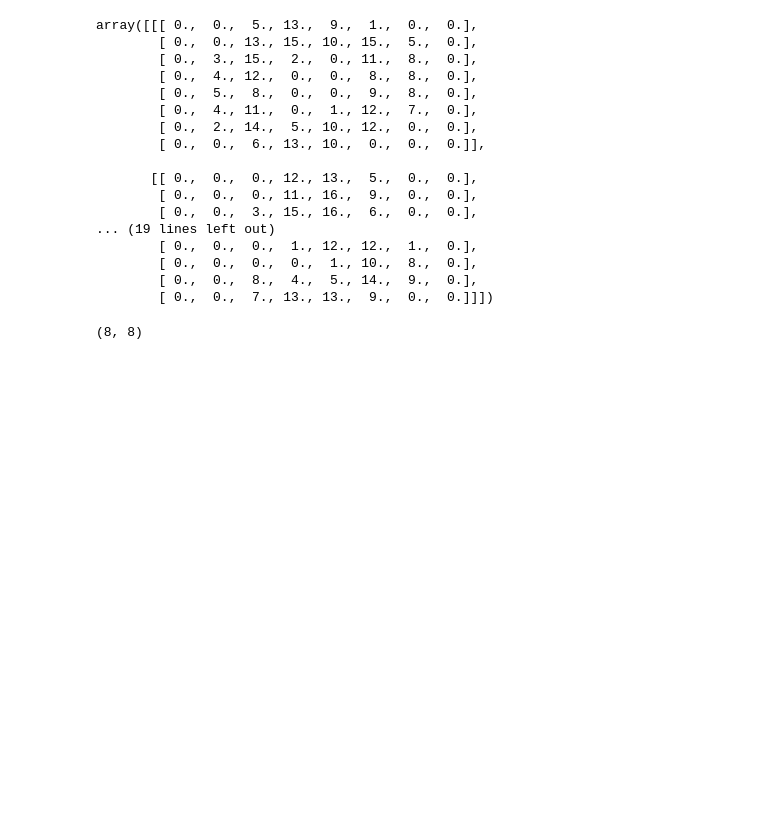
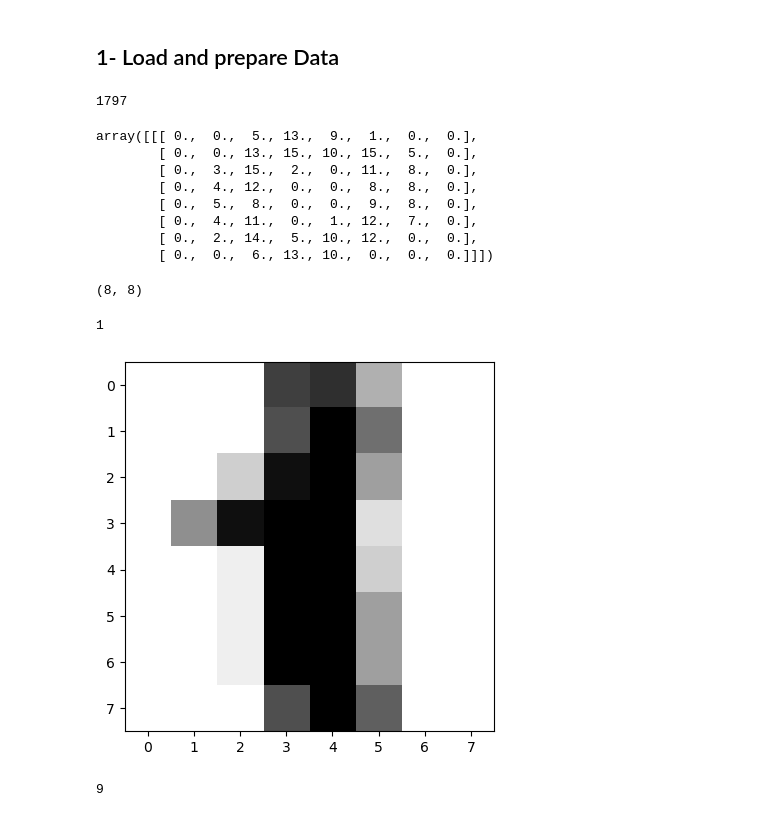
Before and after one commit to omidshafiee/DS, a Jupyter notebook: 04- ML/02- Classification/01- MNIST Classification.ipynb, the cells around one changed output. Saved outputs shown, nothing was run; the diff lists cells and outputs as text; code cells hidden in the pictures; blank space fills up the shorter version.

Commit message:
Data Science Concepts

```diff
--- a/04- ML/02- Classification/01- MNIST Classification.ipynb
+++ b/04- ML/02- Classification/01- MNIST Classification.ipynb
@@ -5,9 +6,15 @@ import matplotlib.pyplot as plt
 
 from sklearn import datasets
+# %% [markdown]
+## 1- Load and prepare Data
 # %%
-data = datasets.load_digits()
+raw_data = datasets.load_digits()
+# %%
+len(raw_data.images)
+# %% [output]
+1797
 # %%
-data.images[:4]
+raw_data.images[:1]
 # %% [output]
 array([[[ 0.,  0.,  5., 13.,  9.,  1.,  0.,  0.],
         [ 0.,  0., 13., 15., 10., 15.,  5.,  0.],
@@ -16,14 +23,5 @@ array([[[ 0.,  0.,  5., 13.,  9.,  1.,  0.,  0.],
         [ 0.,  5.,  8.,  0.,  0.,  9.,  8.,  0.],
         [ 0.,  4., 11.,  0.,  1., 12.,  7.,  0.],
         [ 0.,  2., 14.,  5., 10., 12.,  0.,  0.],
-        [ 0.,  0.,  6., 13., 10.,  0.,  0.,  0.]],
-
-       [[ 0.,  0.,  0., 12., 13.,  5.,  0.,  0.],
-        [ 0.,  0.,  0., 11., 16.,  9.,  0.,  0.],
-        [ 0.,  0.,  3., 15., 16.,  6.,  0.,  0.],
-... (19 lines left out)
-        [ 0.,  0.,  0.,  1., 12., 12.,  1.,  0.],
-        [ 0.,  0.,  0.,  0.,  1., 10.,  8.,  0.],
-        [ 0.,  0.,  8.,  4.,  5., 14.,  9.,  0.],
-        [ 0.,  0.,  7., 13., 13.,  9.,  0.,  0.]]])
+        [ 0.,  0.,  6., 13., 10.,  0.,  0.,  0.]]])
 # %%
@@ -31,2 +29,8 @@ data.images[0].shape
 # %% [output]
 (8, 8)
+# %%
+plt.imshow(raw_data.images[1], cmap='gray_r')
+raw_data.target[1]
+# %% [output]
+1
+[figure, added]
@@ -32,0 +39,4 @@ data.images[0].shape
+# %%
+data[285][1]
+# %% [output]
+9
```
Also changed, not shown: parts of 38 cells of this notebook, 1 other file.
